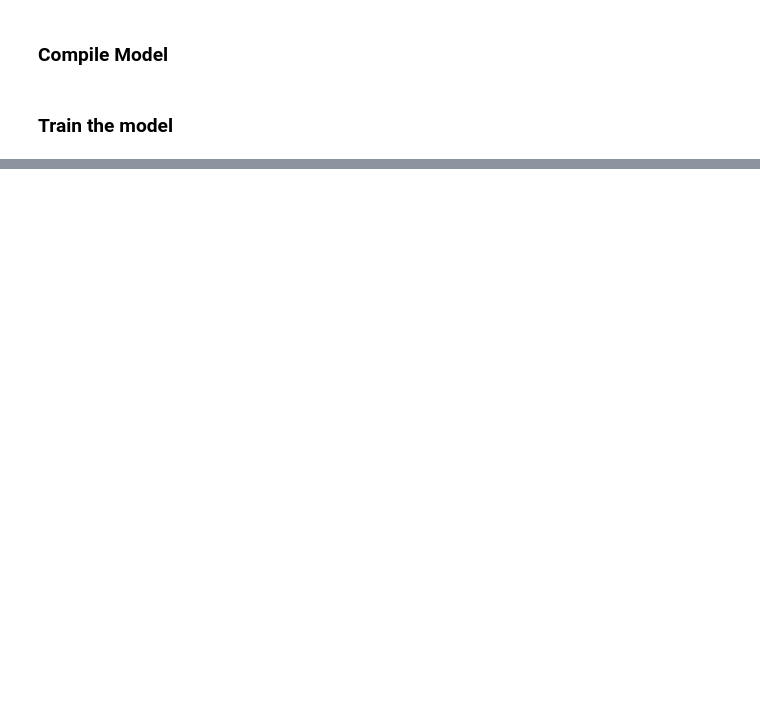
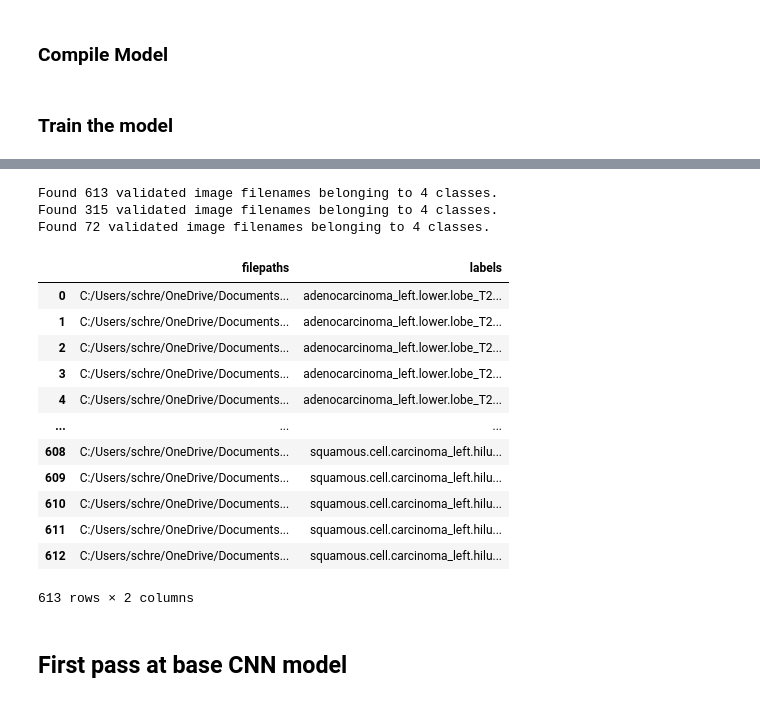
Before and after one commit to schr0841/cnn_group_project, a Jupyter notebook: cnn_group_project.ipynb, the cells around one changed output, grey strips where cells are left out. Drawn from its saved outputs; the diff is of its cells as text; code cells hidden in the pictures; blank space fills up the shorter version.

```diff
--- a/cnn_group_project.ipynb
+++ b/cnn_group_project.ipynb
@@ -123,0 +140,30 @@ Epoch 21/600
+# %%
+def define_paths(dir):
+    filepaths = []
+    labels = []
+    folds = os.listdir(dir)
+    for fold in folds:
+        foldpath = os.path.join(dir, fold)
+        filelist = os.listdir(foldpath)
+        for file in filelist:
+            fpath = os.path.join(foldpath, file)
+            filepaths.append(fpath)
+            labels.append(fold)
+    return filepaths, labels
+def define_df(files, classes):
+    Fseries = pd.Series(files, name= 'filepaths')
+    Lseries = pd.Series(classes, name='labels')
+    return pd.concat([Fseries, Lseries], axis= 1)
+
+def create_df(tr_dir, val_dir, ts_dir):
+    # train dataframe
+    files, classes = define_paths(tr_dir)
+    train_df = define_df(files, classes)
+
+    # validation dataframe
+    files, classes = define_paths(val_dir)
+    valid_df = define_df(files, classes)
+    # test dataframe
+    files, classes = define_paths(ts_dir)
+    test_df = define_df(files, classes)
+    return train_df, valid_df, test_df
@@ -123,0 +191,33 @@ Epoch 21/600
+# %%
+# Get Dataframes
+base_dir = 'C:/Users/schre/OneDrive/Documents/Python/Data'
+train_dir = 'C:/Users/schre/OneDrive/Documents/Python/Data/train'
+test_dir = 'C:/Users/schre/OneDrive/Documents/Python/Data/valid'
+valid_dir = 'C:/Users/schre/OneDrive/Documents/Python/Data/test'
+train_df, valid_df, test_df = create_df(train_dir, valid_dir, test_dir)
+
+# Get Generators
+batch_size = 40
+train_gen, valid_gen, test_gen = create_gens(train_df, valid_df, test_df, batch_size)
+# %% [output]
+Found 613 validated image filenames belonging to 4 classes.
+Found 315 validated image filenames belonging to 4 classes.
+Found 72 validated image filenames belonging to 4 classes.
+# %%
+train_df
+# %% [output]
+|  | filepaths | labels |
+| 0 | C:/Users/schre/OneDrive/Documents... | adenocarcinoma_left.lower.lobe_T2... |
+| 1 | C:/Users/schre/OneDrive/Documents... | adenocarcinoma_left.lower.lobe_T2... |
+| 2 | C:/Users/schre/OneDrive/Documents... | adenocarcinoma_left.lower.lobe_T2... |
+| 3 | C:/Users/schre/OneDrive/Documents... | adenocarcinoma_left.lower.lobe_T2... |
+| 4 | C:/Users/schre/OneDrive/Documents... | adenocarcinoma_left.lower.lobe_T2... |
+| ... | ... | ... |
+| 608 | C:/Users/schre/OneDrive/Documents... | squamous.cell.carcinoma_left.hilu... |
+| 609 | C:/Users/schre/OneDrive/Documents... | squamous.cell.carcinoma_left.hilu... |
+| 610 | C:/Users/schre/OneDrive/Documents... | squamous.cell.carcinoma_left.hilu... |
+| 611 | C:/Users/schre/OneDrive/Documents... | squamous.cell.carcinoma_left.hilu... |
+| 612 | C:/Users/schre/OneDrive/Documents... | squamous.cell.carcinoma_left.hilu... |
+613 rows × 2 columns
+# %% [markdown]
+## First pass at base CNN model
```
Also changed, not shown: parts of 26 cells of this notebook.
